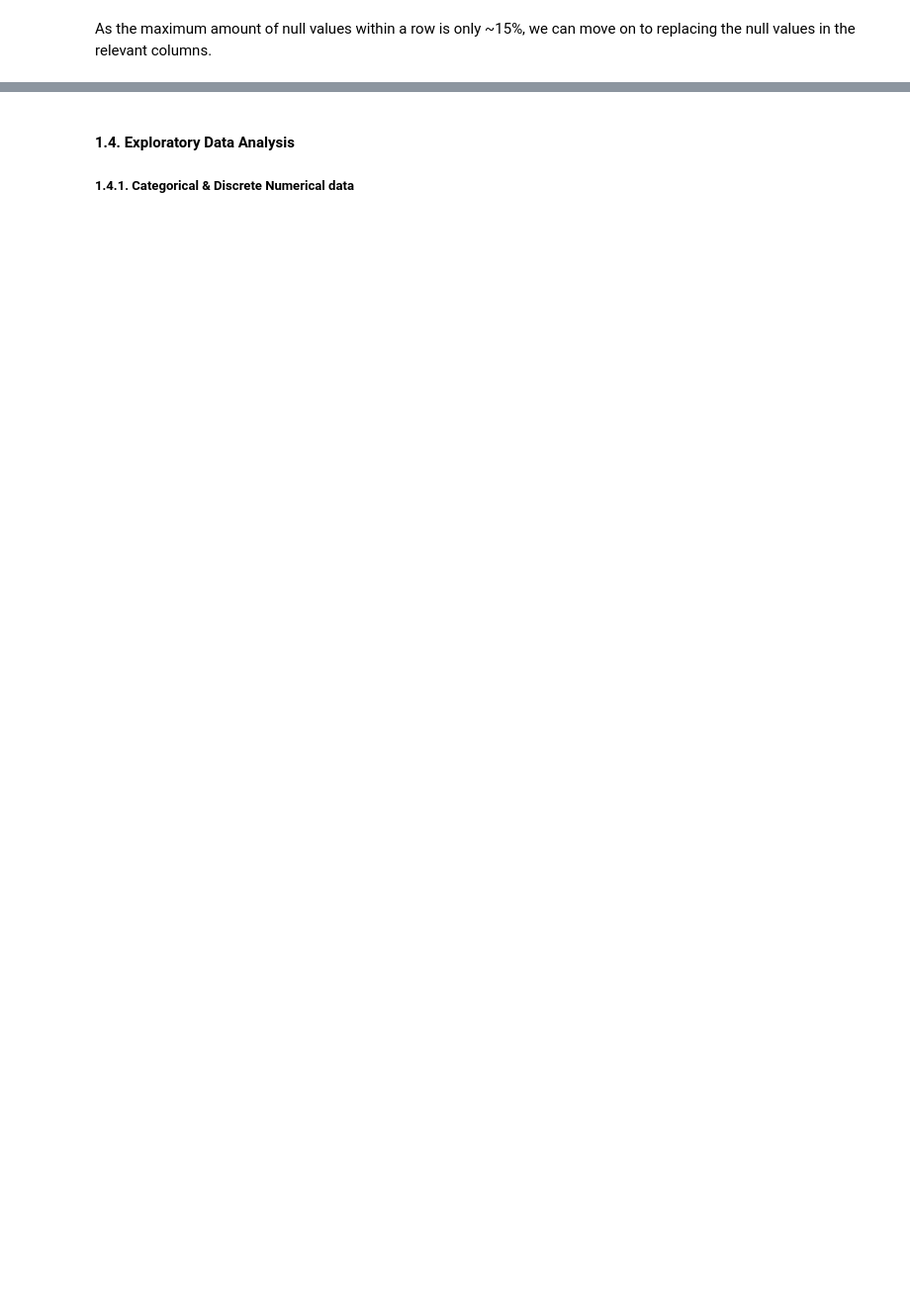
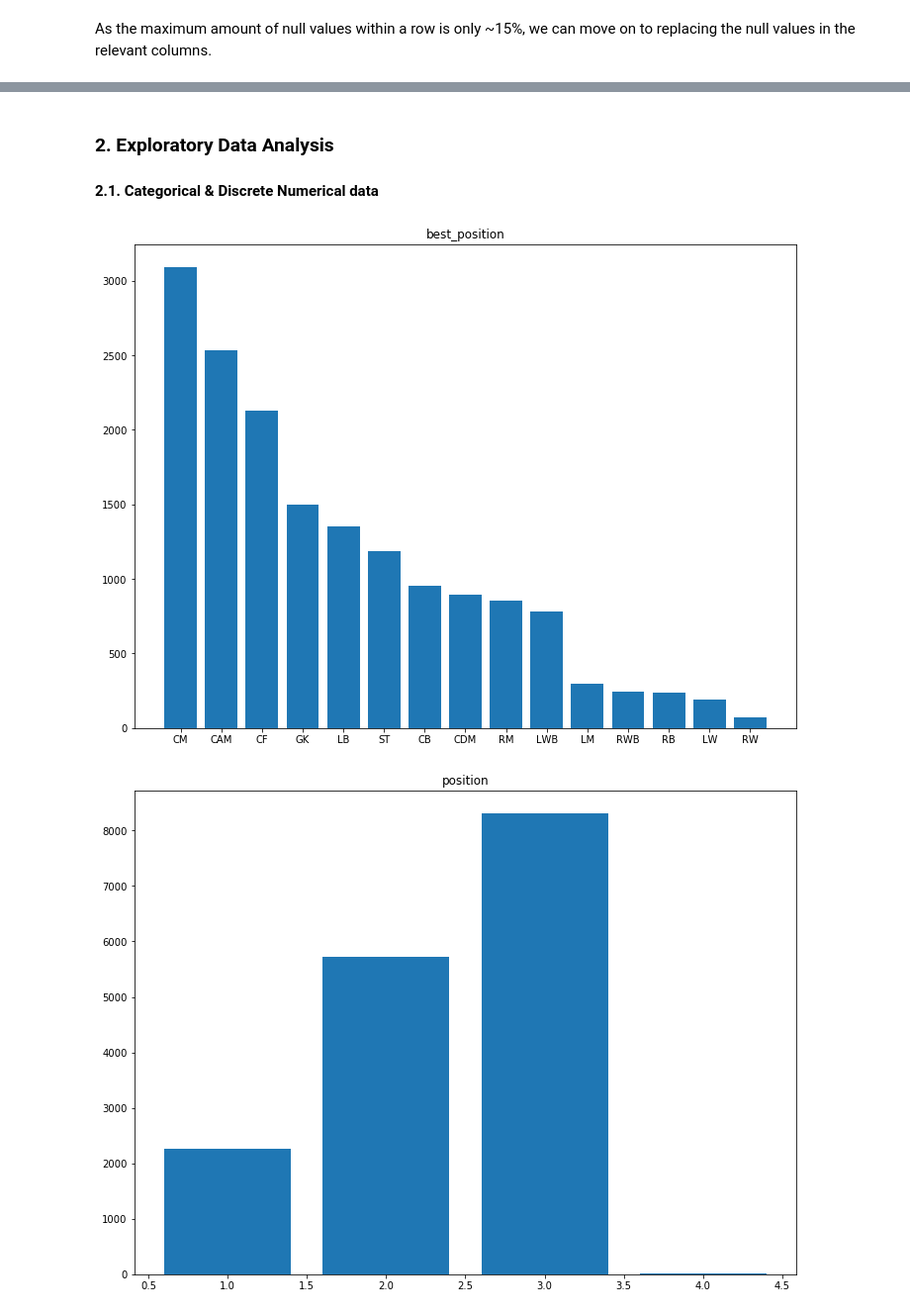
Before and after one commit to sabinagio/data_mid_bootcamp_project_FIFA_MoneyBall, a Jupyter notebook: mini-project.ipynb, the cells around one changed output, grey strips where cells are left out. Shown at 99% size. Saved outputs shown, nothing was run; the diff lists cells and outputs as text; code cells hidden in the pictures; blank space fills up the shorter version.

Commit message:
Add EDA for numerical & categorical data

```diff
--- a/mini-project.ipynb
+++ b/mini-project.ipynb
@@ -353,7 +451,7 @@ data['end_contract'].unique()
 # %% [markdown]
 `nationality` column:
 # %%
-data["nationality"] = data["nationality"].apply(lambda x: "Democratic Republic of the Congo" if str(x).startswith("DR")
+data["nationality"] = data["nationality"].apply(lambda x: "Congo" if str(x).startswith("DR")
                                                  else "North Korea" if str(x).endswith("DPR")
                                                  else "China" if str(x).endswith("PR")
                                                  else str(x).replace("&amp;","and") if "&amp;" in x
@@ -406,19 +551,26 @@ for col in data.columns:
 # Max left is 2% so we can safely drop the remaining NaN values:
 data = data.dropna()
 # %% [markdown]
-#### 1.4. Exploratory Data Analysis
+### 2. Exploratory Data Analysis
 
-##### 1.4.1. Categorical & Discrete Numerical data
+#### 2.1. Categorical & Discrete Numerical data
 # %%
-# Select categorical data
-cat = data.select_dtypes(np.object)
+# Select categorical and discrete numerical data
+cat_cols = []
+
+for column in data.columns:
+    if len(data[column].unique()) <= 10 or data[column].dtypes == np.object:
+        cat_cols.append(column)
 
 # Show bar plots for categorical data with few values
-for column in cat:
-    x = cat[column].unique()
-    y = cat[column].value_counts()
+for column in cat_cols:
+    x = data[column].unique()
+    y = data[column].value_counts()
     if len(x) < 100:
         fig, ax = plt.subplots(figsize = (12, 9))
         plt.title(column)
         plt.bar(x, y)
         plt.show()
+# %% [output]
+[figure, added]
+[figure, added]
```
Also changed, not shown: parts of 45 cells of this notebook.
